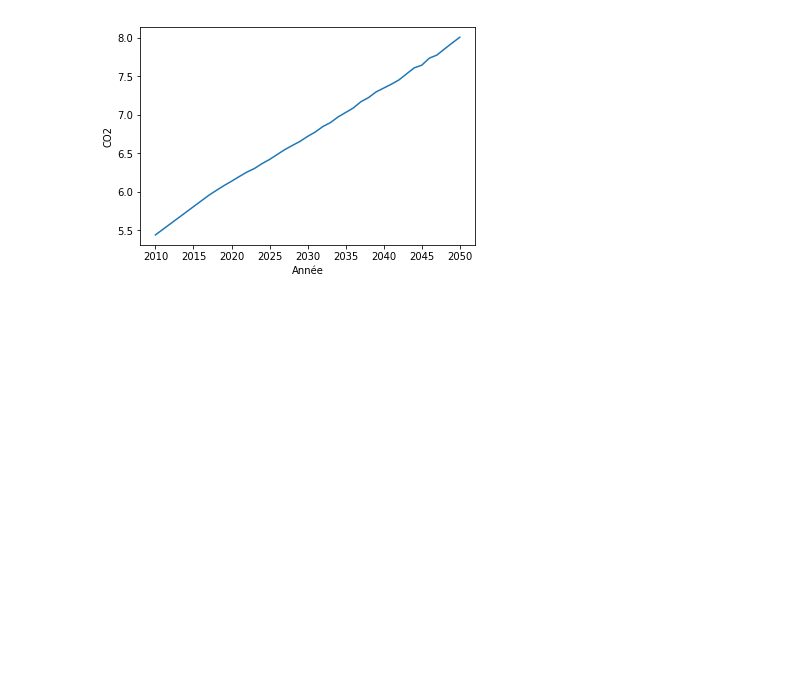
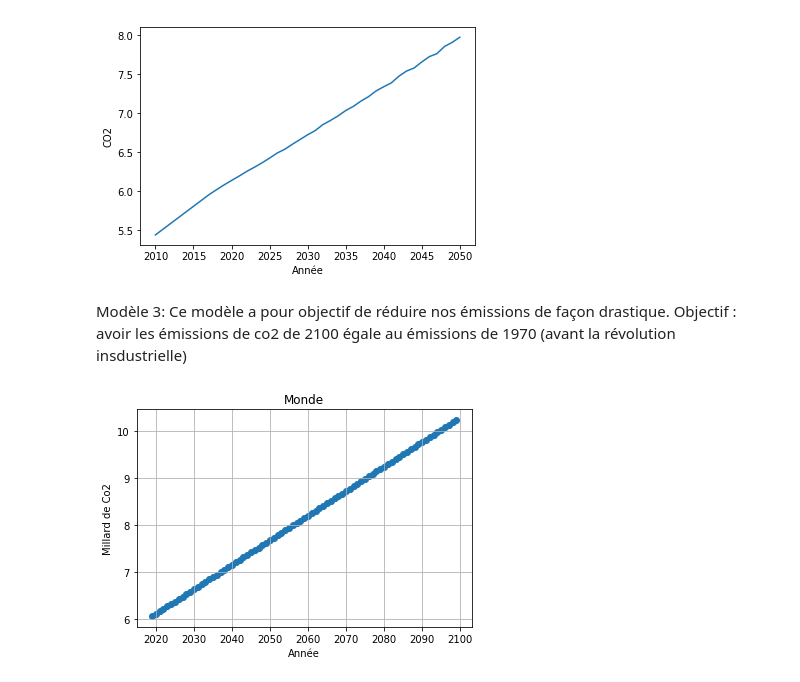
Before and after one commit to are2019-mipia1a2/Evolution-CO2, a Jupyter notebook: (fini)po+pib+energie1.0 (6).ipynb, the cells around one changed output. Drawn from its saved outputs; the diff is of its cells as text; code cells hidden in the pictures; blank space fills up the shorter version.

```diff
--- a/(fini)po+pib+energie1.0 (6).ipynb
+++ b/(fini)po+pib+energie1.0 (6).ipynb
@@ -1300,0 +1303,31 @@ graph_bis("Monde", 2350, 2050, 4)
+# %%
+def energie_avec_chute(P,annee_debut, annee_final, annee_chute,pourcentage):
+
+    X_regre = [int(i) for i in energy_consumption.columns]
+    Y = list(region(P))
+    X_bis2 = [ i for i in range(annee_chute, annee_final)]
+    X = [i for i in range(annee_debut, annee_final)]
+
+    slope, intercept, r_value, p_value, std_err = stats.linregress(X_regre, Y)
+
+    slope_pre = slope
+    list_valeur = []
+    valeur_pre = (slope*annee_chute + intercept)
+    e = 0
+
+    if pourcentage == 0:
+        return slope*np.asarray(X) + intercept
+
+    for i in range(0, len(X)):
+        if slope_pre > 1 and e == 0 :
+            list_valeur.append(valeur_pre+slope_pre)
+            valeur_pre = valeur_pre+slope_pre
+            slope_pre = slope_pre*(1-pourcentage/100)
+
+        else:
+            e = 1
+            list_valeur.append(valeur_pre+slope_pre)
+            valeur_pre = valeur_pre-slope_pre
+            slope_pre = slope_pre*(1+pourcentage/100)
+
+    return list_valeur
@@ -2689,2 +2683,6 @@ plot_CO2_final1(Lfinal2)
 # %% [output]
 [figure]
+# %% [markdown]
+Modèle 3:
+Ce modèle a pour objectif de réduire nos émissions de façon drastique.
+Objectif : avoir les émissions de co2 de 2100 égale au émissions de 1970 (avant la révolution insdustrielle)
@@ -2690,0 +2791,4 @@ plot_CO2_final1(Lfinal2)
+# %%
+kaya_modele3('Monde', 2019, 20, 0.7, 0.7, 1.5, 0.9 , 2019, 2100, 90,pop,1235000,9845500,False,False,False,1536852,6548213,False,True,True,4561237,5462137,False,False,True,7531596,6547821,False,True,False,3216549,1642538,False,False,False,3214564,6513245,False,True,False)
+# %% [output]
+[figure, added]
```
Also changed, not shown: parts of 42 cells of this notebook.
